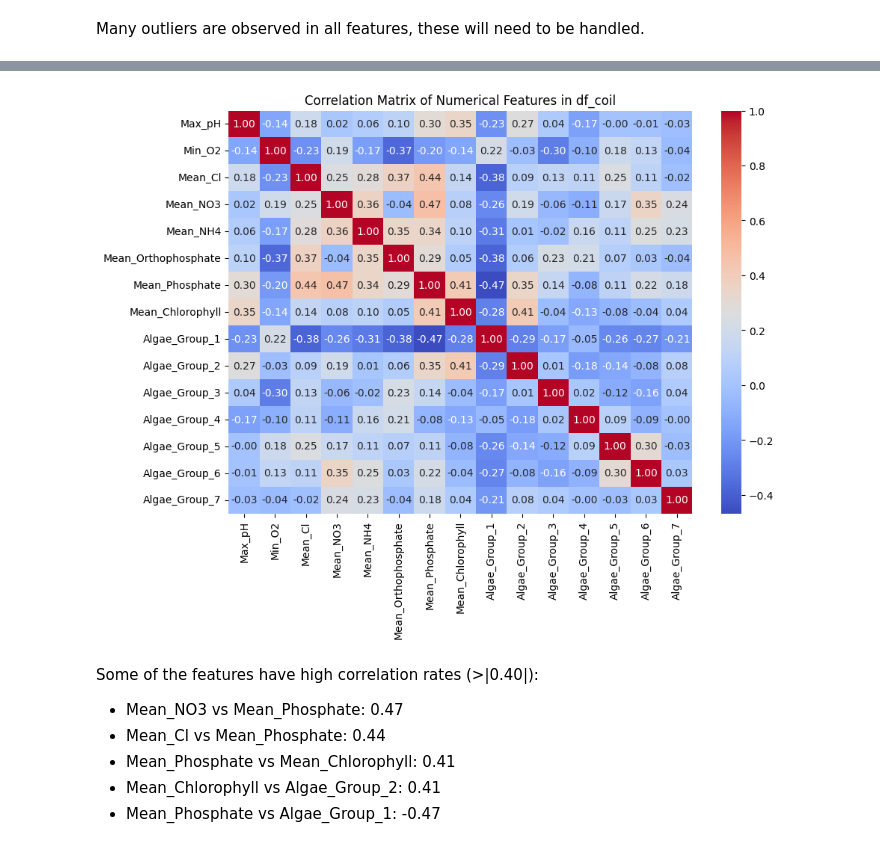
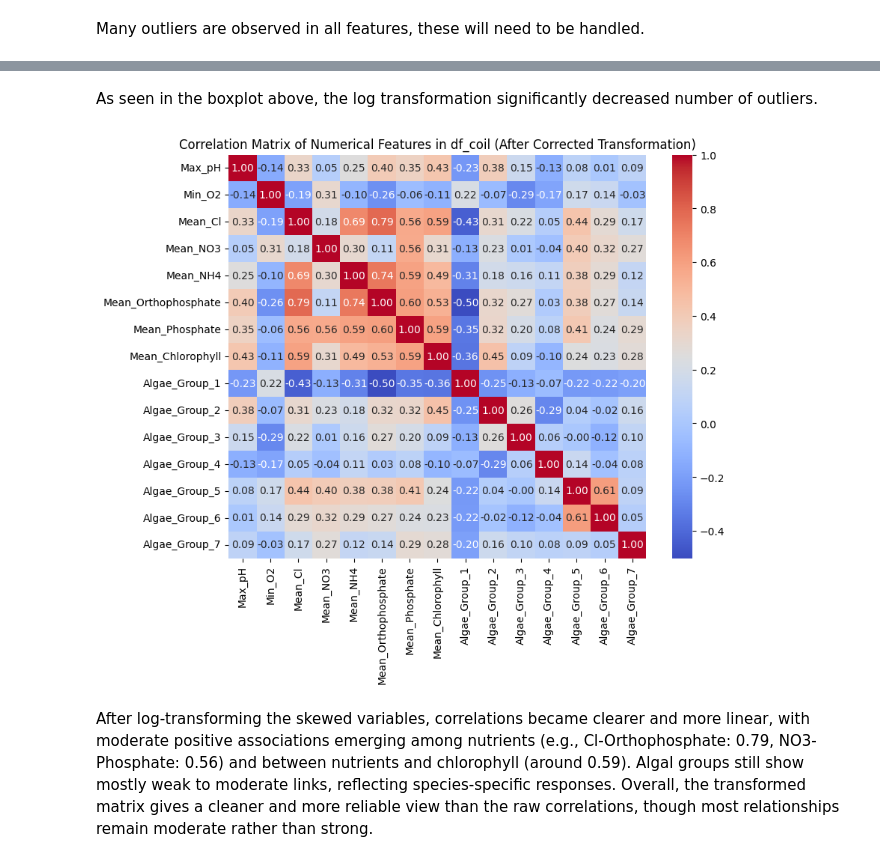
Before and after one commit to basarrk/dsa210, a Jupyter notebook: AlgaeEDA.ipynb, the cells around one changed output, grey strips where cells are left out. Cells and saved outputs as stored; diff of their text form; code cells hidden in the pictures.

```diff
--- a/AlgaeEDA.ipynb
+++ b/AlgaeEDA.ipynb
@@ -308,3 +329,15 @@ plt.show()
 [figure]
 # %% [markdown]
 Many outliers are observed in all features, these will need to be handled.
+# %%
+for col in df_coil.columns[3:]:
+    Q1 = df_coil[col].quantile(0.25)
+    Q3 = df_coil[col].quantile(0.75)
+    IQR = Q3 - Q1
+    lower_bound = Q1 - 1.5 * IQR
+    upper_bound = Q3 + 1.5 * IQR
+
+    outliers = df_coil[(df_coil[col] < lower_bound) | (df_coil[col] > upper_bound)]
+
+    if not outliers.empty:
+        print(f"{col}, number of outliers: {len(outliers)}")
@@ -310,0 +381,19 @@ Many outliers are observed in all features, these will need to be handled.
+# %%
+numerical_cols = df_coil.columns[3:]
+num_plots = len(numerical_cols)
+
+num_cols_grid = 4
+num_rows_grid = (num_plots + num_cols_grid - 1) // num_cols_grid
+
+plt.figure(figsize=(num_cols_grid * 4, num_rows_grid * 3))
+
+for i, col in enumerate(numerical_cols):
+    plt.subplot(num_rows_grid, num_cols_grid, i + 1)
+    sns.histplot(df_coil[col], kde=True)
+    plt.title(f'Distribution of {col}')
+    plt.xlabel(col)
+    plt.ylabel('Frequency')
+    plt.grid(True)
+
+plt.tight_layout()
+plt.show()
@@ -310,0 +404,8 @@ Many outliers are observed in all features, these will need to be handled.
+# %%
+import numpy as np
+numerical_cols_to_transform = [col for col in df_coil.columns[3:] if col not in ['Max_pH', 'Min_O2']]
+
+for col in numerical_cols_to_transform:
+    df_coil[col] = np.log1p(df_coil[col])
+
+df_coil.head()
@@ -311,18 +437,14 @@ Many outliers are observed in all features, these will need to be handled.
+# %% [markdown]
+As seen in the boxplot above, the log transformation significantly decreased number of outliers.
 # %%
 numerical_df_coil = df_coil.iloc[:, 3:]
 correlation_matrix = numerical_df_coil.corr()
 
-plt.figure(figsize=(10, 7))
+plt.figure(figsize=(9, 7))
 sns.heatmap(correlation_matrix, annot=True, cmap='coolwarm', fmt=".2f")
-plt.title('Correlation Matrix of Numerical Features in df_coil')
+plt.title('Correlation Matrix of Numerical Features in df_coil (After Corrected Transformation)')
 plt.show()
 # %% [output]
-[figure, old version]
+[figure, new version]
-# %% [markdown]
-Some of the features have high correlation rates (>|0.40|):
-
-* Mean_NO3 vs Mean_Phosphate: 0.47
-* Mean_Cl vs Mean_Phosphate: 0.44
-* Mean_Phosphate vs Mean_Chlorophyll: 0.41
-* Mean_Chlorophyll vs Algae_Group_2: 0.41
-* Mean_Phosphate vs Algae_Group_1: -0.47
+# %% [markdown]
+After log-transforming the skewed variables, correlations became clearer and more linear, with moderate positive associations emerging among nutrients (e.g., Cl-Orthophosphate: 0.79, NO3-Phosphate: 0.56) and between nutrients and chlorophyll (around 0.59). Algal groups still show mostly weak to moderate links, reflecting species-specific responses. Overall, the transformed matrix gives a cleaner and more reliable view than the raw correlations, though most relationships remain moderate rather than strong.
```
Also changed, not shown: parts of 17 cells of this notebook.
